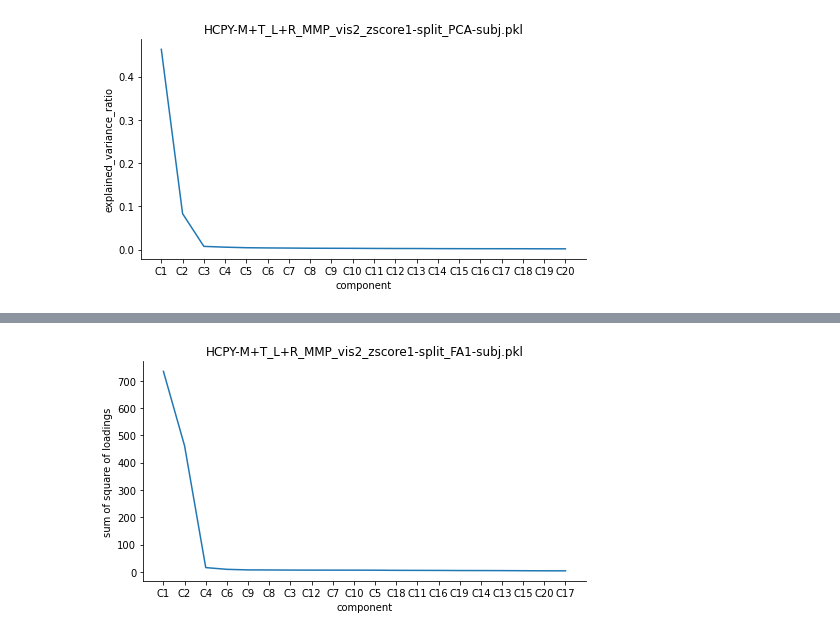
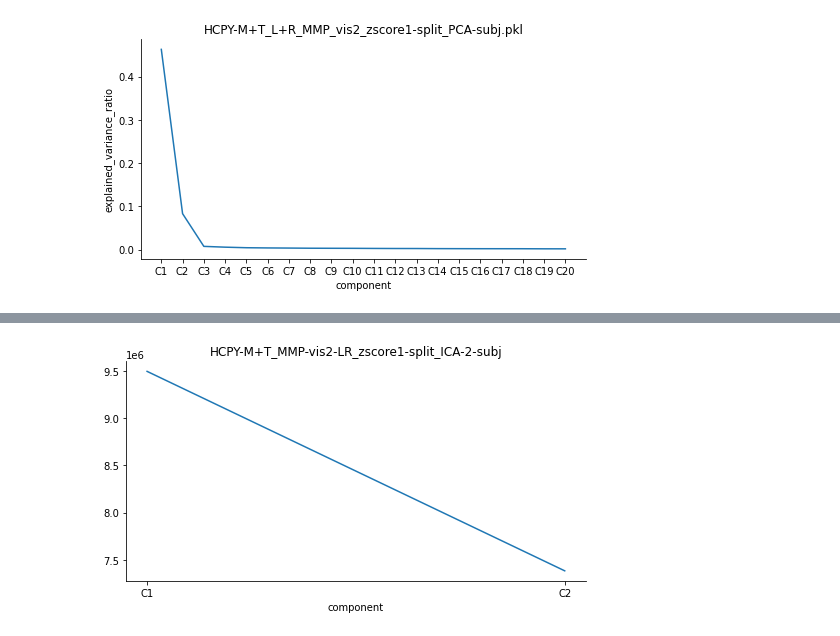
Before and after one commit to BNUCNL/nibrain, a Jupyter notebook: cxy_visual_dev/scripts/plot_decomposition.ipynb, the cells around one changed output, grey strips where cells are left out. Drawn from its saved outputs; the diff is of its cells as text; code cells hidden in the pictures.

```diff
--- a/cxy_visual_dev/scripts/plot_decomposition.ipynb
+++ b/cxy_visual_dev/scripts/plot_decomposition.ipynb
@@ -51,24 +51,22 @@ plot_explained_var(
 # %%
-def plot_sum_square_loading(fpath, components=None, figsize=None, out_file=None):
-    data = pkl.load(open(fpath, 'rb'))
-    if components is None:
-        components = np.arange(data.n_components) + 1
+def plot_sum_square(data, components, figsize, out_file):
+    if components == 'all':
+        components = np.arange(data.shape[0]) + 1
     else:
         components = np.asarray(components)
     n_component = len(components)
 
     plt.figure(figsize=figsize)
     x = np.arange(n_component)
-    y = np.sum(data.components_[components-1]**2, 1)
+    y = np.sum(data[components-1]**2, 1)
     sorted_indices = np.argsort(y)[::-1]
     y = y[sorted_indices]
     components = components[sorted_indices]
     xticklabels = [f'C{i}' for i in components]
     plt.plot(x, y)
     plt.xticks(x, xticklabels)
-    plt.title(os.path.basename(fpath))
+    plt.title(os.path.basename(out_file).split('.')[0])
     plt.xlabel('component')
-    plt.ylabel('sum of square of loadings')
     ax = plt.gca()
     ax.spines['top'].set_visible(False)
     ax.spines['right'].set_visible(False)
@@ -77,3 +75,9 @@ def plot_sum_square_loading(fpath, components=None, figsize=None, out_file=None)
         plt.show()
     else:
         plt.savefig(out_file)
+# %%
+fpath = pjoin(anal_dir, 'decomposition/HCPY-M+T_MMP-vis2-LR_zscore1-split_DicL-2-subj.pkl')
+plot_sum_square(
+    data=pkl.load(open(fpath, 'rb')).components_, components='all', figsize=(5, 2),
+    out_file=pjoin(work_dir, 'HCPY-M+T_MMP-vis2-LR_zscore1-split_DicL-2-subj.jpg')
+)
@@ -80,8 +86,8 @@ def plot_sum_square_loading(fpath, components=None, figsize=None, out_file=None)
 # %%
-plot_sum_square_loading(
-    fpath=pjoin(anal_dir, 'decomposition/HCPY-M+T_L+R_MMP_vis2_zscore1-split_FA1-subj.pkl'),
-    components=None, figsize=(7, 4),
-    out_file=pjoin(work_dir, 'HCPY-M+T_L+R_MMP_vis2_zscore1-split_FA1-subj.jpg')
+fpath = pjoin(anal_dir, 'decomposition/HCPY-M+T_MMP-vis2-LR_zscore1-split_ICA-2-subj.pkl')
+plot_sum_square(
+    data=pkl.load(open(fpath, 'rb')).mixing_.T, components='all', figsize=(7, 4),
+    out_file=pjoin(work_dir, 'HCPY-M+T_MMP-vis2-LR_zscore1-split_ICA-2-subj.jpg')
 )
 # %% [output]
-[figure, old version]
+[figure, new version]
```
Also changed, not shown: parts of 2 cells of this notebook, 6 other files.
